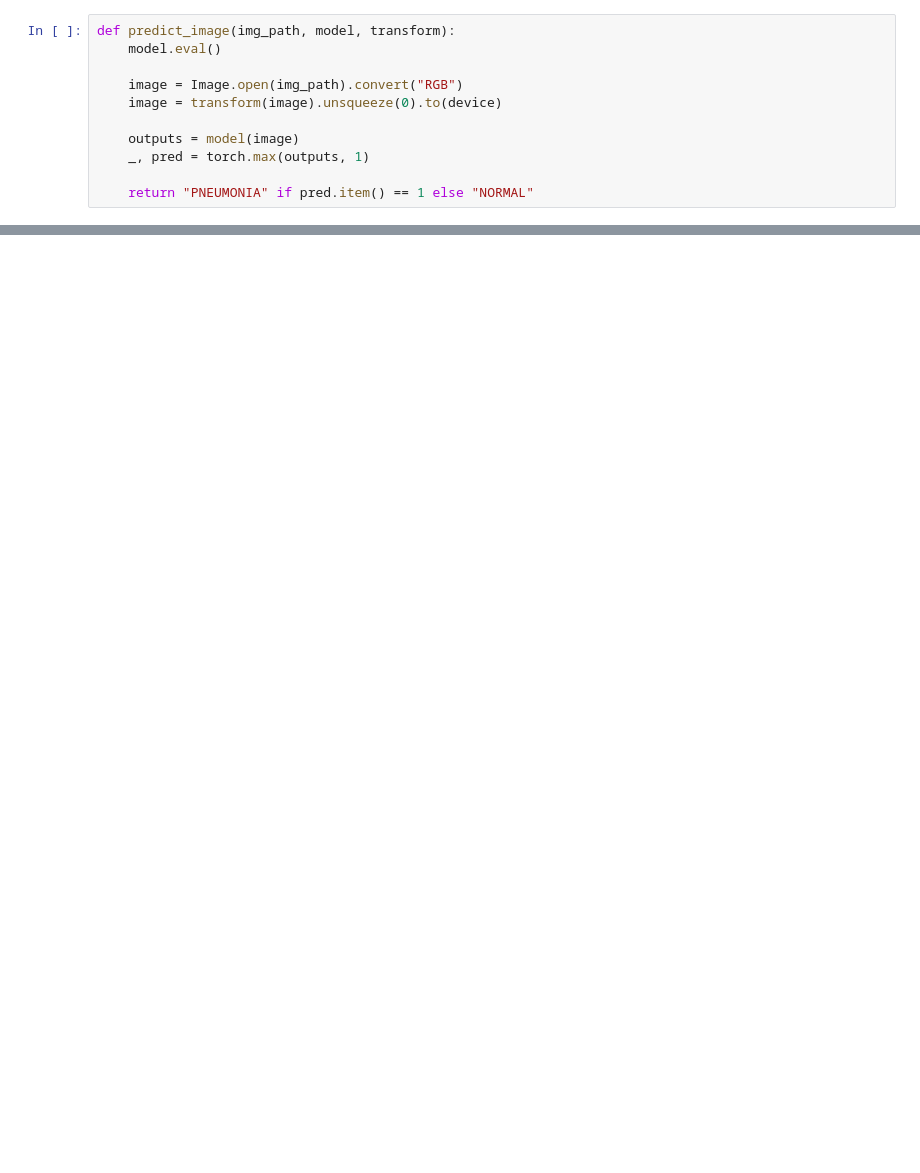
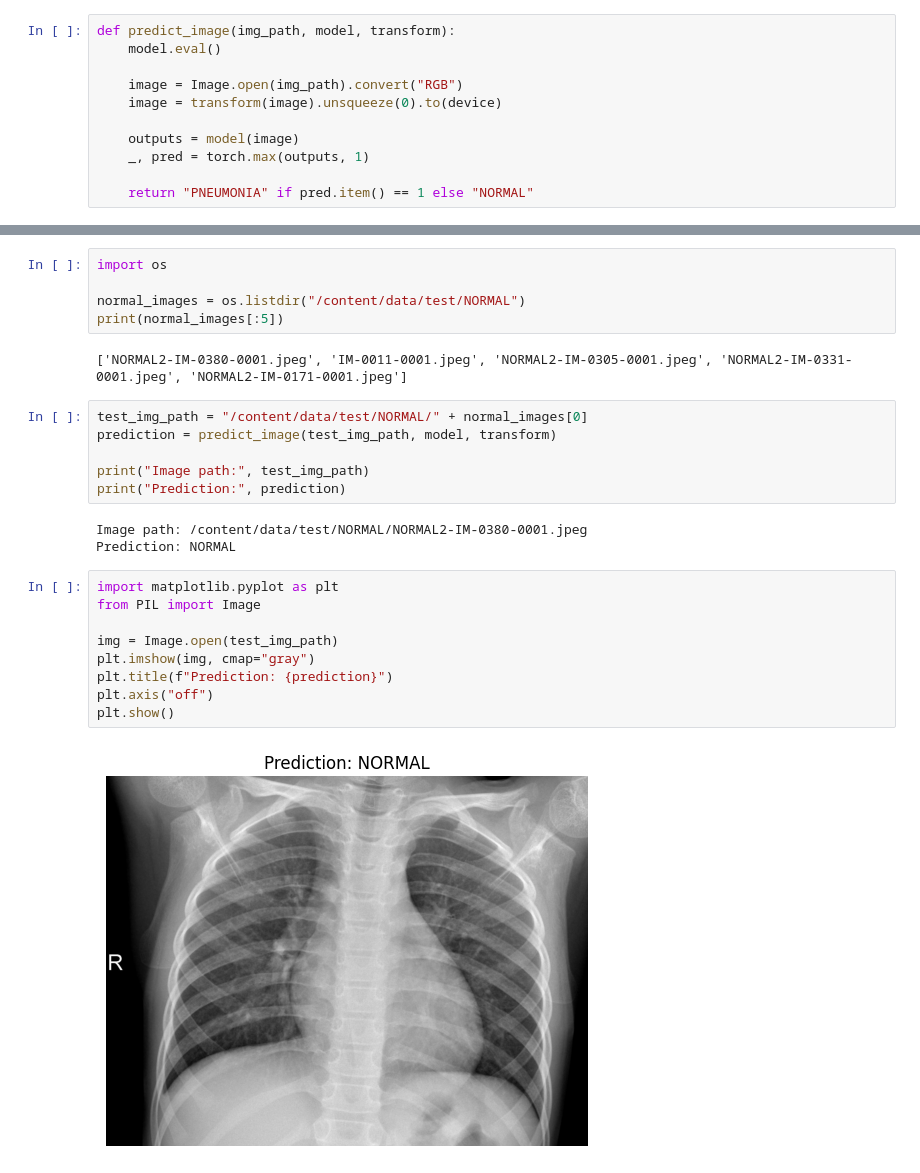
Before and after one commit to bhar007-neel/Deep-Learning-Computer-Vision-project--Pneumonia-Classifier, a Jupyter notebook: Deep_Learning_Computer_Vision_project_Pneumonia_Classifier.ipynb, the cells around one changed output, grey strips where cells are left out. Cells and saved outputs as stored; diff of their text form; blank space fills up the shorter version.

Commit message:
Running additional test with model

```diff
--- a/Deep_Learning_Computer_Vision_project_Pneumonia_Classifier.ipynb
+++ b/Deep_Learning_Computer_Vision_project_Pneumonia_Classifier.ipynb
@@ -324,0 +356,27 @@ def predict_image(img_path, model, transform):
+# %%
+import os
+
+normal_images = os.listdir("/content/data/test/NORMAL")
+print(normal_images[:5])
+# %% [output]
+['NORMAL2-IM-0380-0001.jpeg', 'IM-0011-0001.jpeg', 'NORMAL2-IM-0305-0001.jpeg', 'NORMAL2-IM-0331-0001.jpeg', 'NORMAL2-IM-0171-0001.jpeg']
+# %%
+test_img_path = "/content/data/test/NORMAL/" + normal_images[0]
+prediction = predict_image(test_img_path, model, transform)
+
+print("Image path:", test_img_path)
+print("Prediction:", prediction)
+# %% [output]
+Image path: /content/data/test/NORMAL/NORMAL2-IM-0380-0001.jpeg
+Prediction: NORMAL
+# %%
+import matplotlib.pyplot as plt
+from PIL import Image
+
+img = Image.open(test_img_path)
+plt.imshow(img, cmap="gray")
+plt.title(f"Prediction: {prediction}")
+plt.axis("off")
+plt.show()
+# %% [output]
+[figure, added]
```
Also changed, not shown: parts of 5 cells of this notebook.
